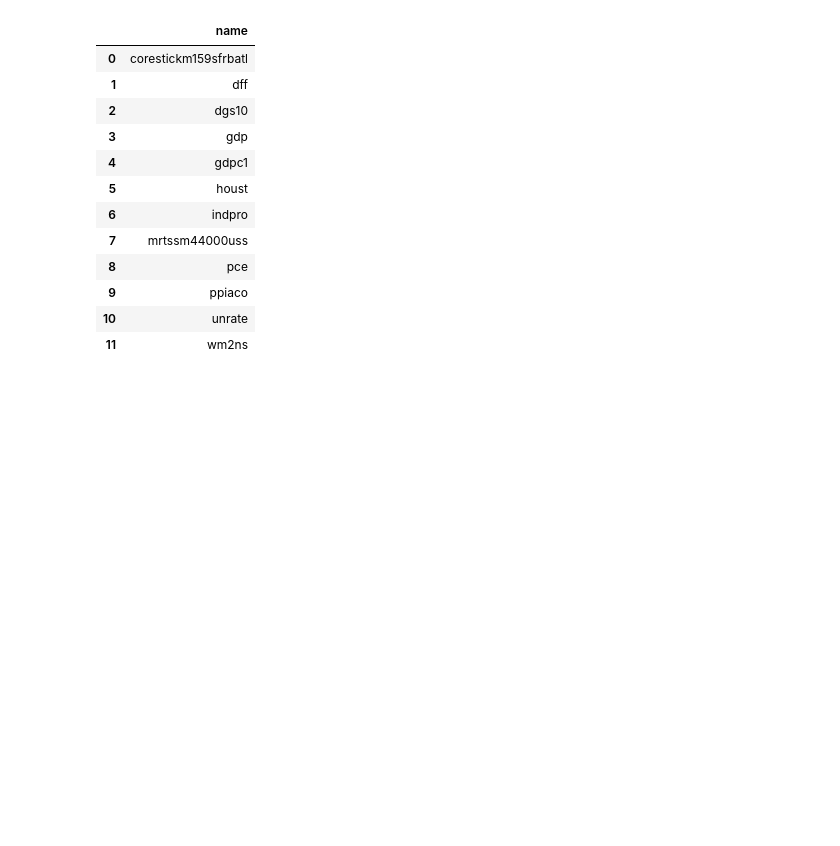
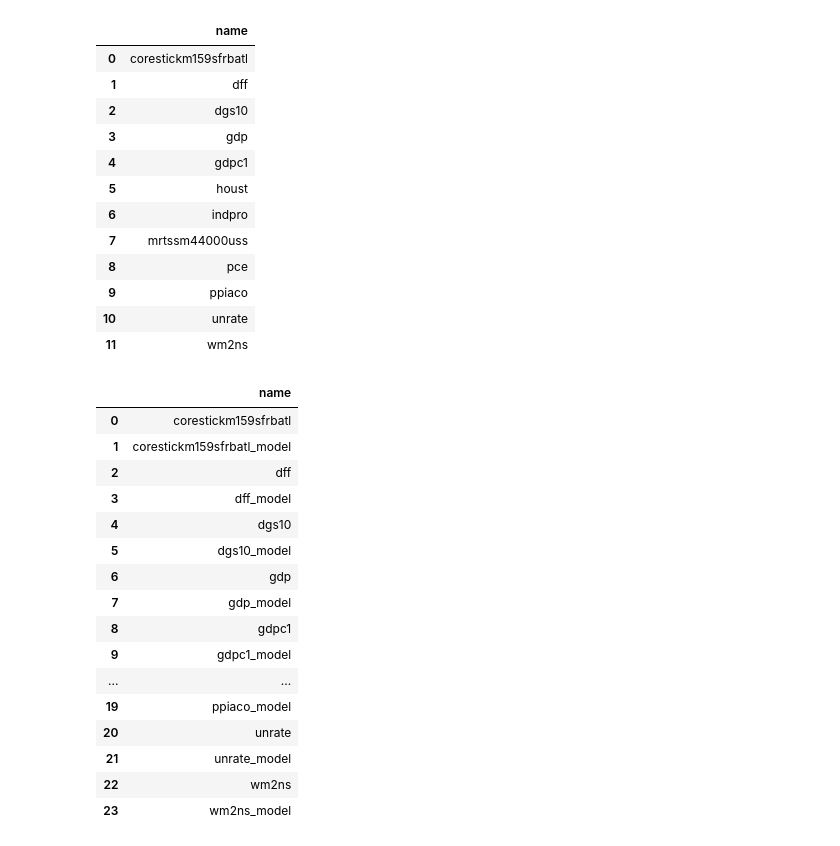
Before and after one commit to jeffreyablack1/FREDDataProject, a Jupyter notebook: run_sql_queries_here.ipynb, the cells around one changed output. Drawn from its saved outputs; the diff is of its cells as text; code cells hidden in the pictures; blank space fills up the shorter version.

Commit message:
Created Bronze Layer Data

```diff
--- a/run_sql_queries_here.ipynb
+++ b/run_sql_queries_here.ipynb
@@ -208,6 +208,31 @@ with duckdb.connect('data/fred.db') as con: #using with to automatically close t
 | 9 | ppiaco |
 | 10 | unrate |
 | 11 | wm2ns |
+# %%
+sql_query = '''
+show tables
+'''
+
+with duckdb.connect('data/fred.db') as con: #using with to automatically close the database
+    display(con.sql(sql_query).df())
+# %% [output]
+|  | name |
+| 0 | corestickm159sfrbatl |
+| 1 | corestickm159sfrbatl_model |
+| 2 | dff |
+| 3 | dff_model |
+| 4 | dgs10 |
+| 5 | dgs10_model |
+| 6 | gdp |
+| 7 | gdp_model |
+| 8 | gdpc1 |
+| 9 | gdpc1_model |
+| ... | ... |
+| 19 | ppiaco_model |
+| 20 | unrate |
+| 21 | unrate_model |
+| 22 | wm2ns |
+| 23 | wm2ns_model |
 # %%
 sql_query = '''
 SELECT * FROM corestickm159sfrbatl'''
```
Also changed, not shown: 13 other files.
